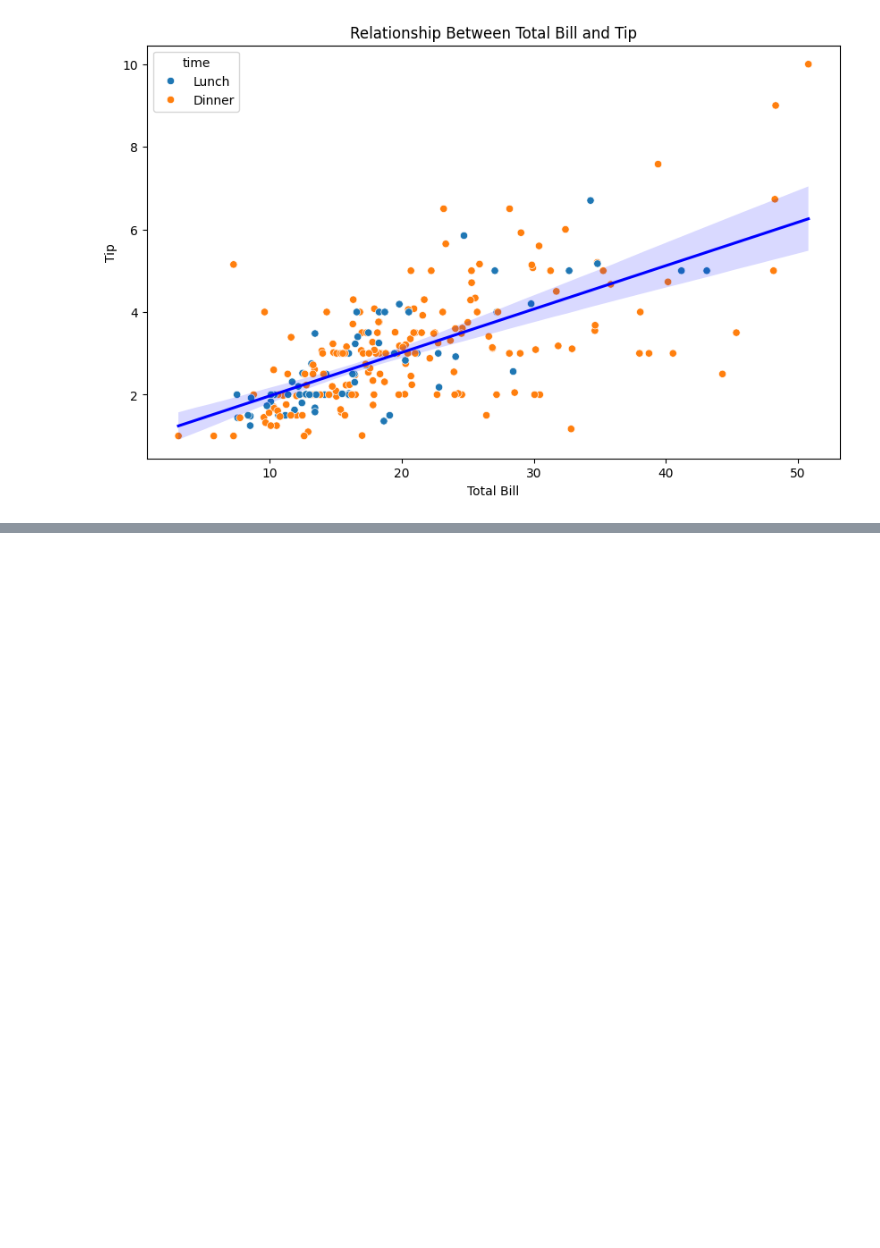
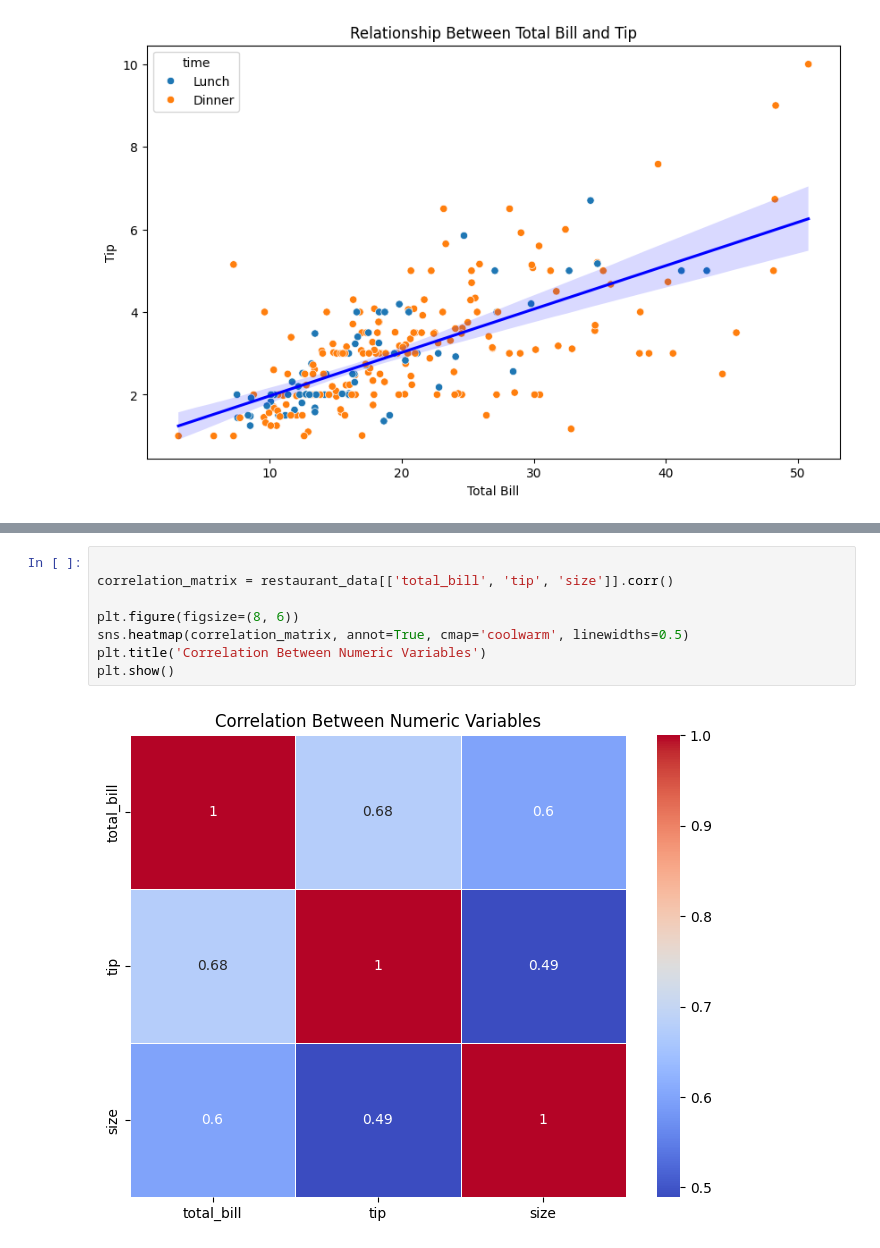
Before and after one commit to Mohibullah16/DataVisualizationLab05, a Jupyter notebook: lab5_Fa22_bds_021.ipynb, the cells around one changed output, grey strips where cells are left out. Cells and saved outputs as stored; diff of their text form; blank space fills up the shorter version.

```diff
--- a/lab5_Fa22_bds_021.ipynb
+++ b/lab5_Fa22_bds_021.ipynb
@@ -48,0 +54,10 @@ plt.show()
+# %%
+
+correlation_matrix = restaurant_data[['total_bill', 'tip', 'size']].corr()
+
+plt.figure(figsize=(8, 6))
+sns.heatmap(correlation_matrix, annot=True, cmap='coolwarm', linewidths=0.5)
+plt.title('Correlation Between Numeric Variables')
+plt.show()
+# %% [output]
+[figure, added]
```
Also changed, not shown: parts of 1 cell of this notebook.
